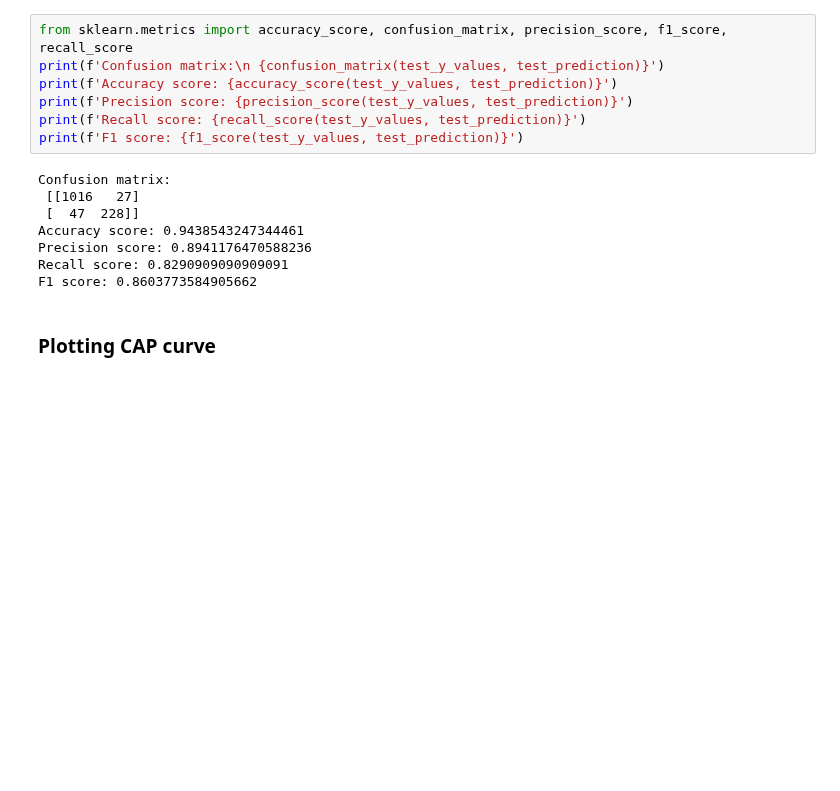
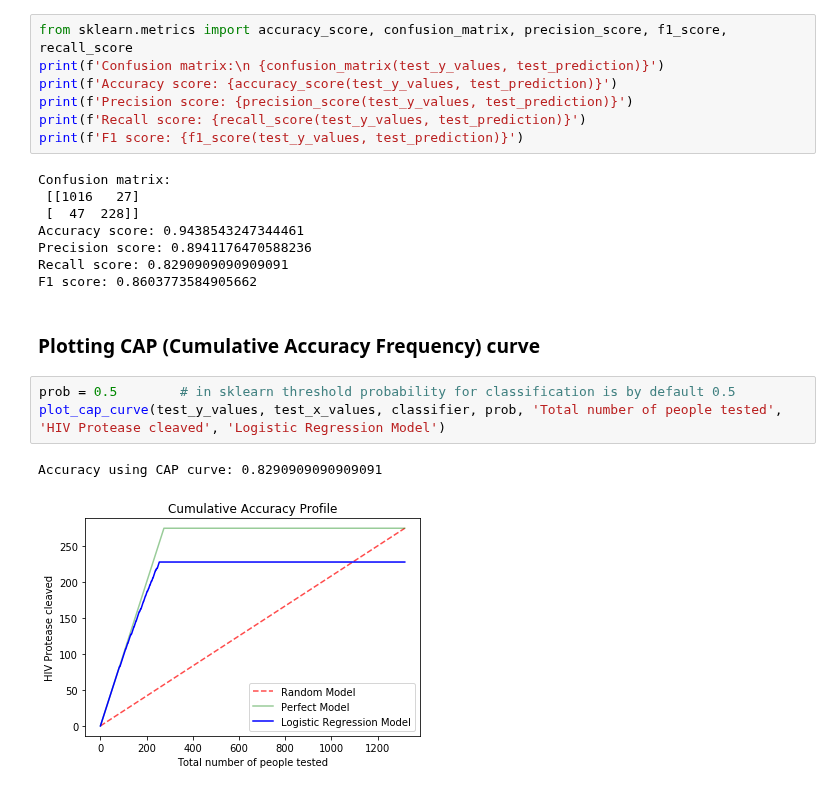
Before and after one commit to vaibhavyesalwad/Machine-Learning-using-libraries, a Jupyter notebook: Classification/Logistic Regression/02_PredictHIV_ProteaseCleaveOrNot.ipynb, the cells around one changed output. Drawn from its saved outputs; the diff is of its cells as text; blank space fills up the shorter version.

```diff
--- a/Classification/Logistic Regression/02_PredictHIV_ProteaseCleaveOrNot.ipynb
+++ b/Classification/Logistic Regression/02_PredictHIV_ProteaseCleaveOrNot.ipynb
@@ -119,4 +119,10 @@ Precision score: 0.8941176470588236
 Recall score: 0.8290909090909091
 F1 score: 0.8603773584905662
 # %% [markdown]
-### Plotting CAP curve
+### Plotting CAP (Cumulative Accuracy Frequency) curve
+# %%
+prob = 0.5        # in sklearn threshold probability for classification is by default 0.5
+plot_cap_curve(test_y_values, test_x_values, classifier, prob, 'Total number of people tested', 'HIV Protease cleaved', 'Logistic Regression Model')
+# %% [output]
+Accuracy using CAP curve: 0.8290909090909091
+[figure, added]
```
Also changed, not shown: parts of 11 cells of this notebook.
